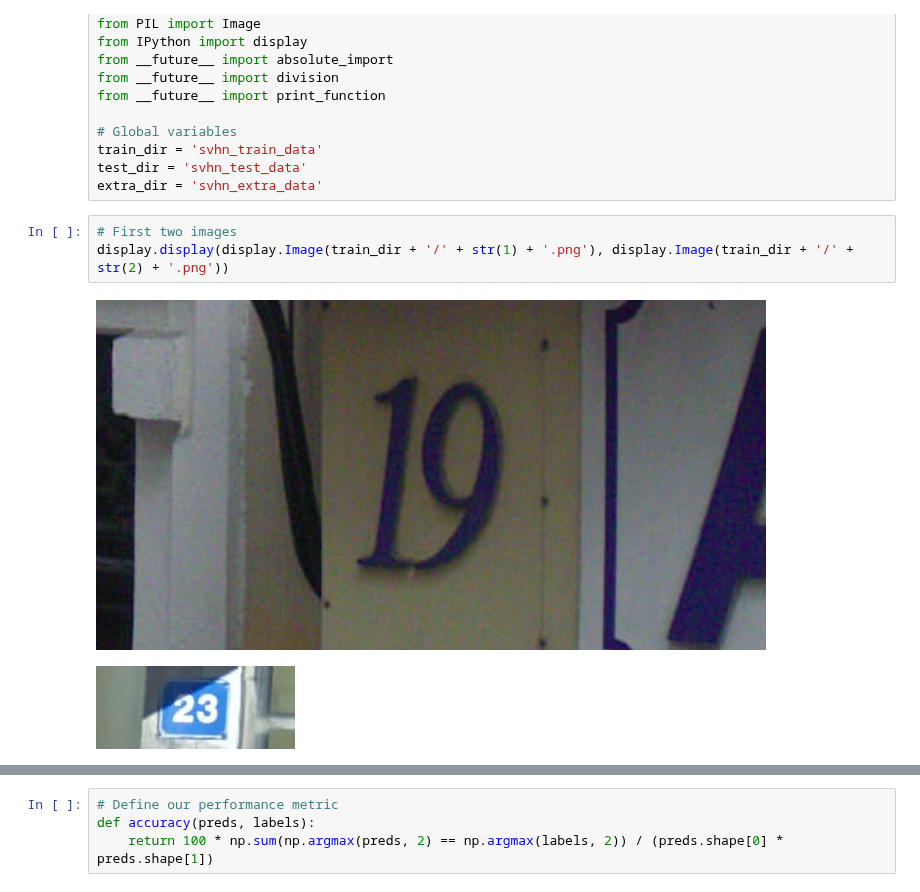
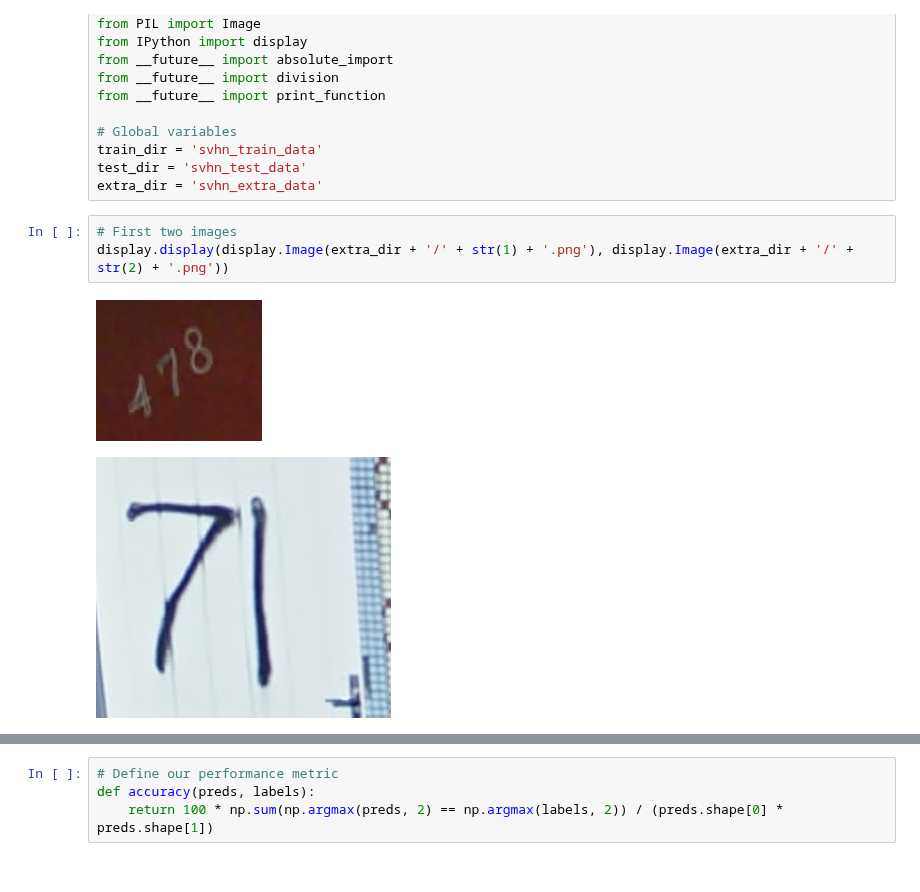
Before and after one commit to charlescc9/deep-learning-image-classification, a Jupyter notebook: svhn_large.ipynb, the cells around one changed output, grey strips where cells are left out. Saved outputs shown, nothing was run; the diff lists cells and outputs as text.

```diff
--- a/svhn_large.ipynb
+++ b/svhn_large.ipynb
@@ -18,9 +18,9 @@ test_dir = 'svhn_test_data'
 extra_dir = 'svhn_extra_data'
 # %%
 # First two images
-display.display(display.Image(train_dir + '/' + str(1) + '.png'), display.Image(train_dir + '/' + str(2) + '.png'))
+display.display(display.Image(extra_dir + '/' + str(1) + '.png'), display.Image(extra_dir + '/' + str(2) + '.png'))
 # %% [output]
-[figure, old version]
+[figure, new version]
-[figure, old version]
+[figure, new version]
 # %%
 # Extract data and convert to numpy arrays
```
Also changed, not shown: parts of 8 cells of this notebook.
